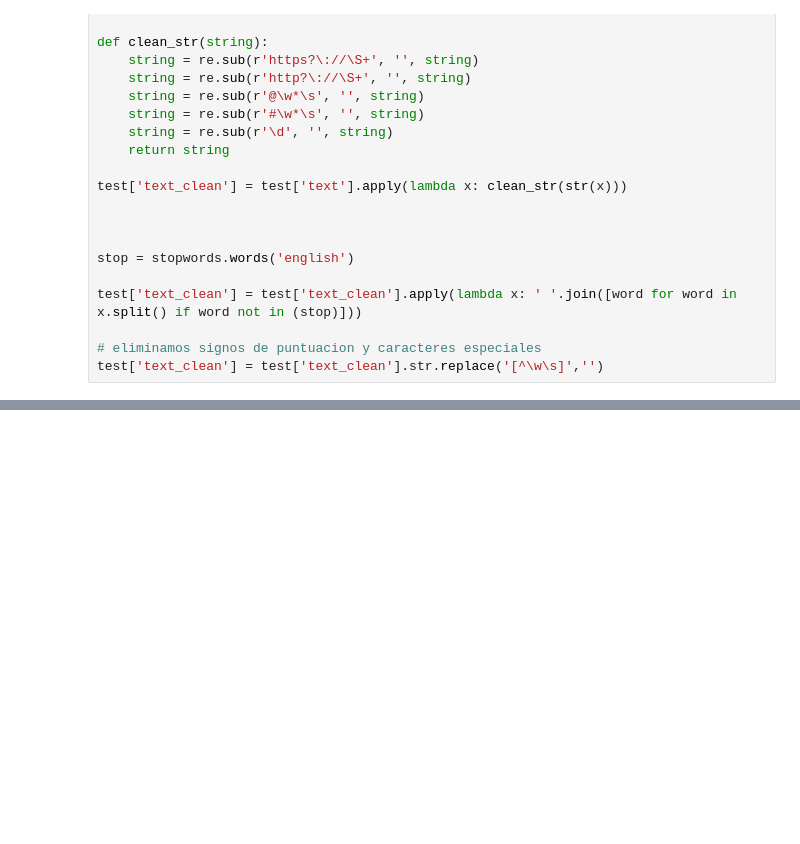
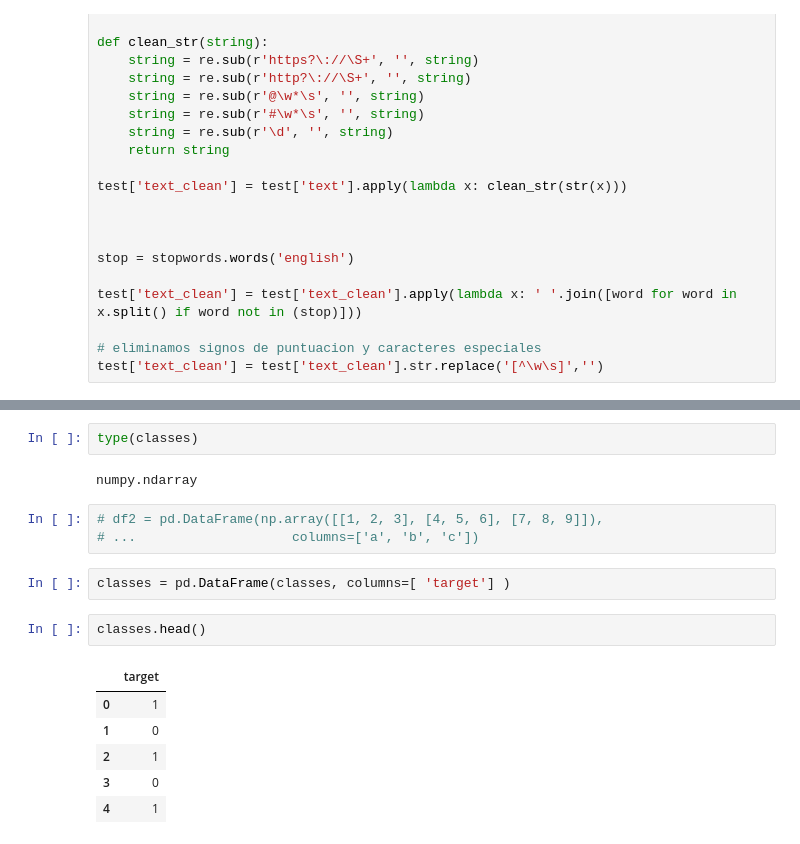
Before and after one commit to marianavinyolas/TP2-Organizacion-de-datos, a Jupyter notebook: NLP-NN.ipynb, the cells around one changed output, grey strips where cells are left out. Saved outputs shown, nothing was run; the diff lists cells and outputs as text; blank space fills up the shorter version.

```diff
--- a/NLP-NN.ipynb
+++ b/NLP-NN.ipynb
@@ -239,0 +238,18 @@ array([[1],
+# %%
+type(classes)
+# %% [output]
+numpy.ndarray
+# %%
+# df2 = pd.DataFrame(np.array([[1, 2, 3], [4, 5, 6], [7, 8, 9]]),
+# ...                    columns=['a', 'b', 'c'])
+# %%
+classes = pd.DataFrame(classes, columns=[ 'target'] )
+# %%
+classes.head()
+# %% [output]
+|  | target |
+| 0 | 1 |
+| 1 | 0 |
+| 2 | 1 |
+| 3 | 0 |
+| 4 | 1 |
```
Also changed, not shown: parts of 13 cells of this notebook.
